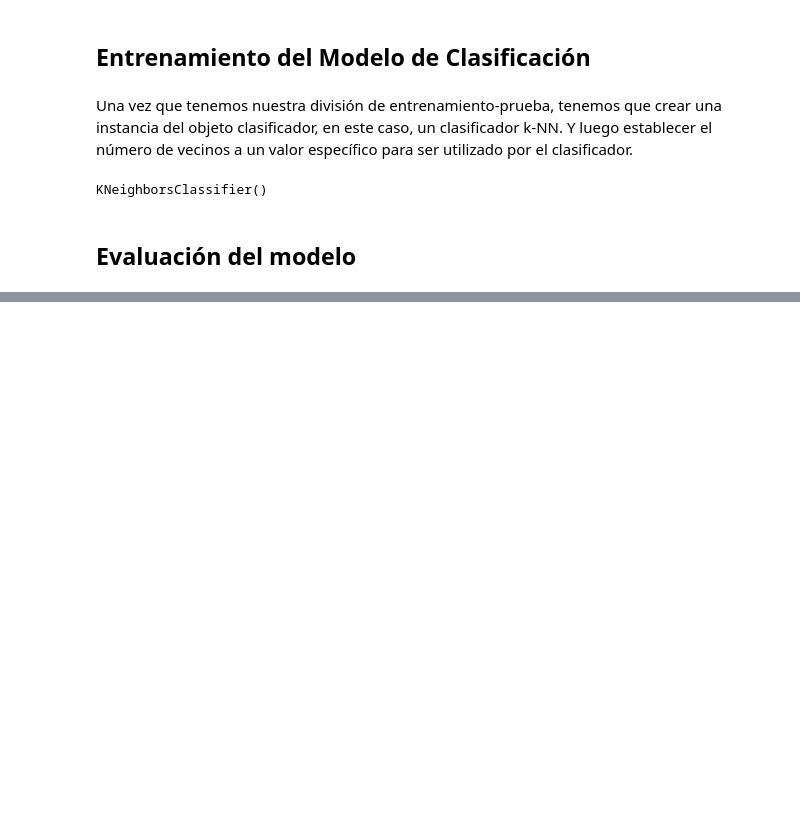
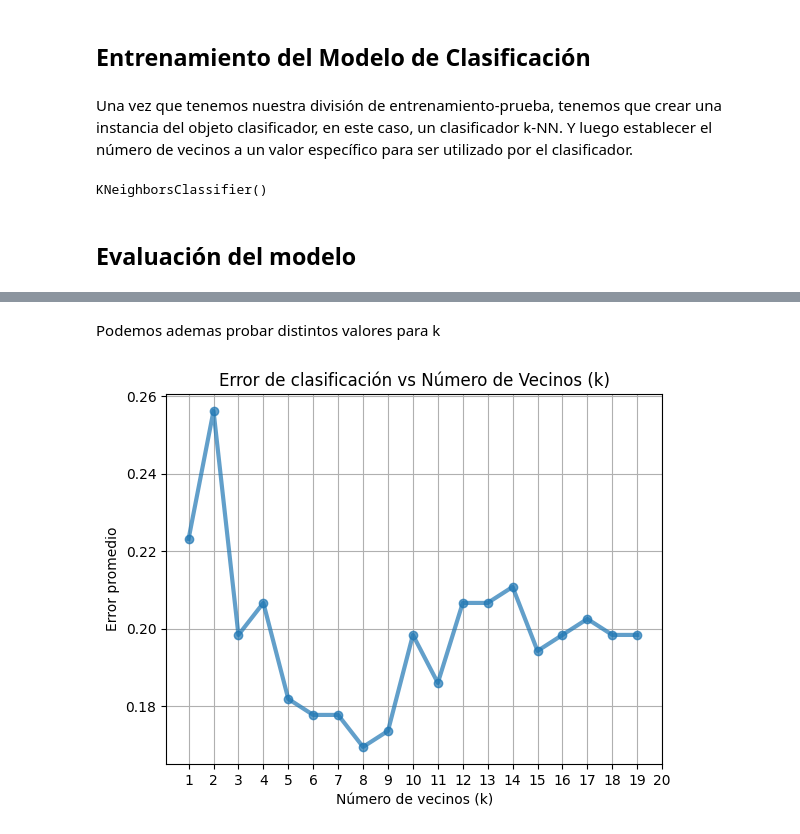
Before and after one commit to CamiloEnriqueRomeroP/Jupyter-Noptebook-Data-Mining, a Jupyter notebook: Introduction-to-python/Introduction-to-python.ipynb, the cells around one changed output, grey strips where cells are left out. Drawn from its saved outputs; the diff is of its cells as text; code cells hidden in the pictures; blank space fills up the shorter version.

```diff
--- a/Introduction-to-python/Introduction-to-python.ipynb
+++ b/Introduction-to-python/Introduction-to-python.ipynb
@@ -562,0 +634,21 @@ plt.show()
+# %% [markdown]
+Podemos ademas probar distintos valores para k
+# %%
+errors = []
+for k in range(1, 20):
+    knn = KNeighborsClassifier(n_neighbors=k)
+    knn.fit(X_train_scaled, y_train)
+    y_pred_k = knn.predict(X_test_scaled)
+    error = np.mean(y_pred_k != y_test)
+    errors.append(error)
+
+plt.plot(range(1, 20), errors, marker='o', alpha=0.7, linewidth=3, linestyle='-')
+# plt.plot(x, y, color='blue', alpha=0.3, linewidth=3, linestyle='-', marker='o')
+plt.xticks(ticks=range(1, 21))  # Mostrar números del 1 al 10 en el eje X
+plt.title('Error de clasificación vs Número de Vecinos (k)')
+plt.grid(True)
+plt.xlabel('Número de vecinos (k)')
+plt.ylabel('Error promedio')
+plt.show()
+# %% [output]
+[figure, added]
```
Also changed, not shown: parts of 22 cells of this notebook, 2 other files.
